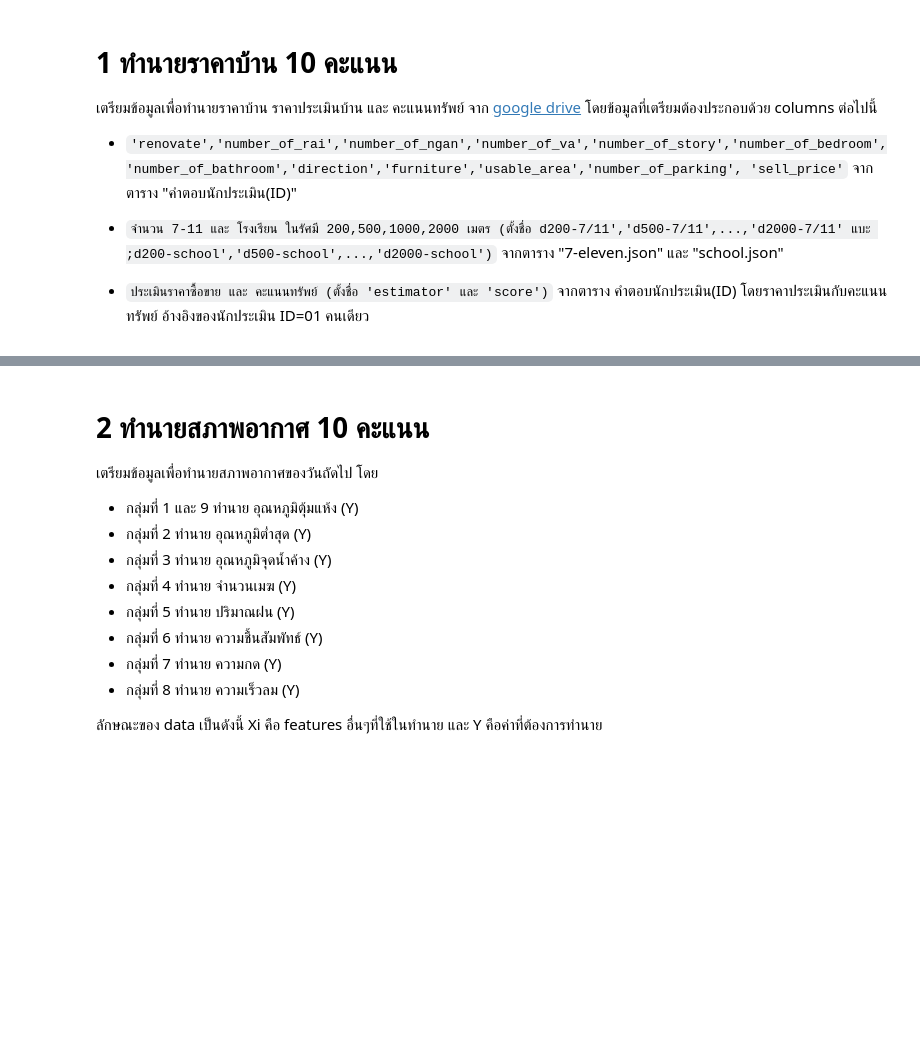
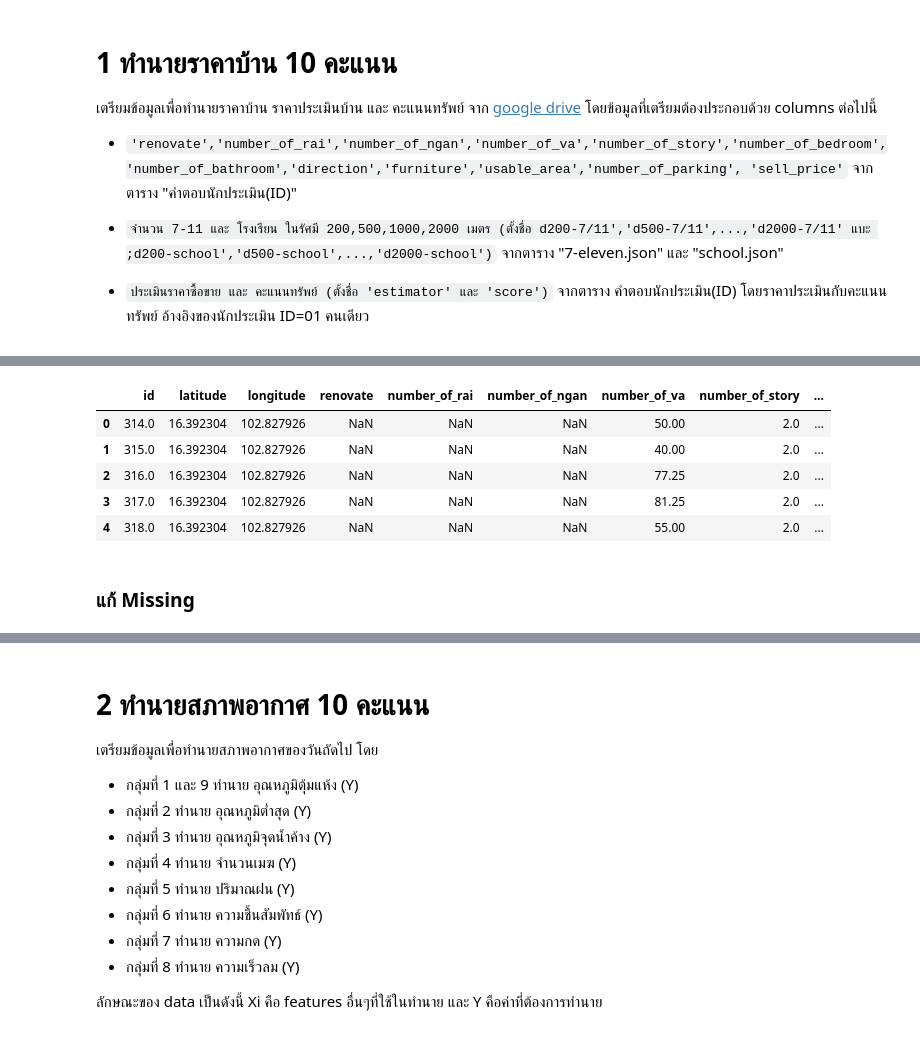
Before and after one commit to supatsara2002/bsc_dpdm22, a Jupyter notebook: midterm_dpdm22.ipynb, the cells around one changed output, grey strips where cells are left out. Saved outputs shown, nothing was run; the diff lists cells and outputs as text; code cells hidden in the pictures; blank space fills up the shorter version.

```diff
--- a/midterm_dpdm22.ipynb
+++ b/midterm_dpdm22.ipynb
@@ -411,0 +115,12 @@ seven_1[0]['lat']
+# %%
+home = table2[['id','latitude','longitude','renovate','number_of_rai','number_of_ngan','number_of_va','number_of_story','number_of_bedroom','number_of_bathroom','direction','furniture','usable_area','number_of_parking', 'sell_price','second_hand']]
+home.head()
+# %% [output]
+|  | id | latitude | longitude | renovate | number_of_rai | number_of_ngan | number_of_va | number_of_story | ... |
+| 0 | 314.0 | 16.392304 | 102.827926 | NaN | NaN | NaN | 50.00 | 2.0 | ... |
+| 1 | 315.0 | 16.392304 | 102.827926 | NaN | NaN | NaN | 40.00 | 2.0 | ... |
+| 2 | 316.0 | 16.392304 | 102.827926 | NaN | NaN | NaN | 77.25 | 2.0 | ... |
+| 3 | 317.0 | 16.392304 | 102.827926 | NaN | NaN | NaN | 81.25 | 2.0 | ... |
+| 4 | 318.0 | 16.392304 | 102.827926 | NaN | NaN | NaN | 55.00 | 2.0 | ... |
+# %% [markdown]
+### แก้ Missing
```
Also changed, not shown: parts of 151 cells of this notebook.
